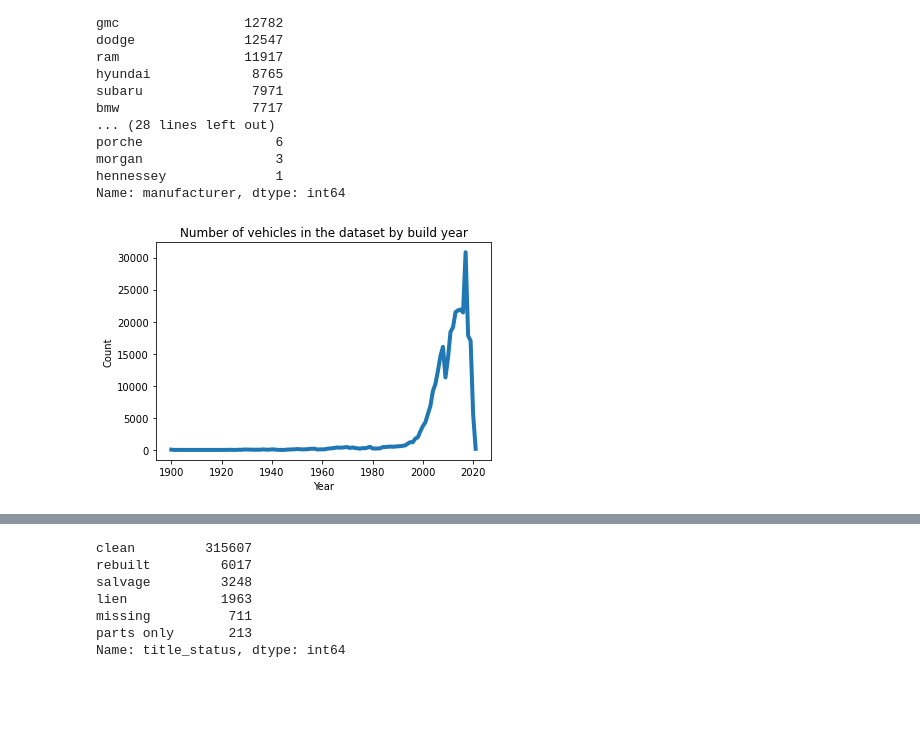
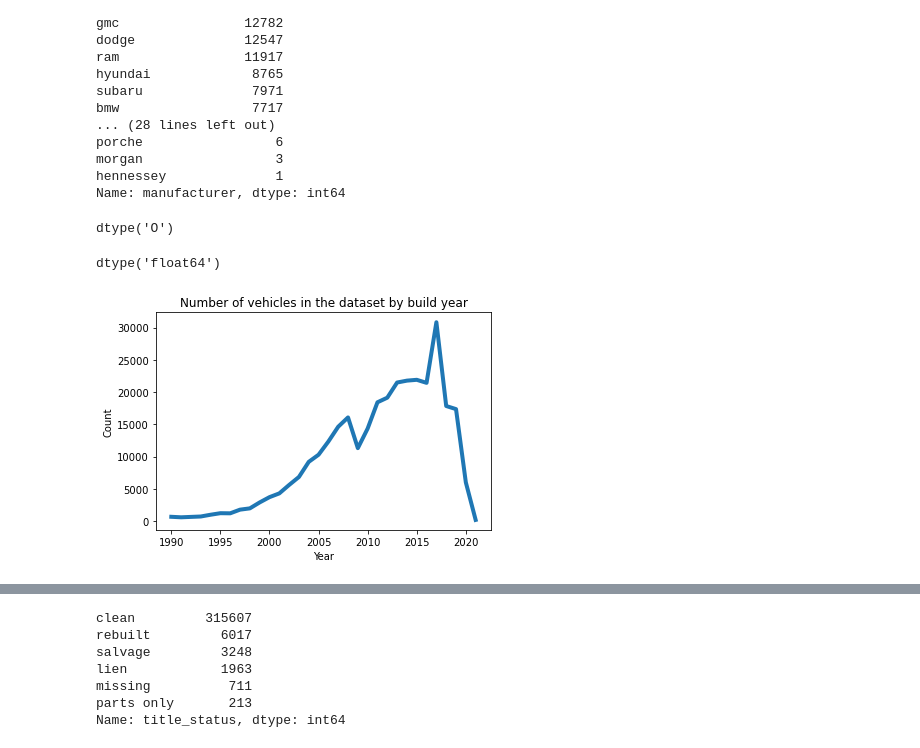
Before and after one commit to kmantha95/Predicting-Used-Car-Prices-CapstoneProject, a Jupyter notebook: predicting used car value - data wrangling.ipynb, the cells around one changed output, grey strips where cells are left out. Saved outputs shown, nothing was run; the diff lists cells and outputs as text; code cells hidden in the pictures; blank space fills up the shorter version.

Commit message:
continued EDA, filtered down for appropriate prices and years

```diff
--- a/predicting used car value - data wrangling.ipynb
+++ b/predicting used car value - data wrangling.ipynb
@@ -293,12 +286,21 @@ porche                 6
 morgan                 3
 hennessey              1
 Name: manufacturer, dtype: int64
+# %%
+vehicle_data_drops['year_all'].dtype
+# %% [output]
+dtype('O')
+# %%
+vehicle_data_drops['year_all'] = vehicle_data_drops['year_all'].replace('***', np.nan)
+vehicle_data_drops['year_all'].dtype
+# %% [output]
+dtype('float64')
 # %%
-#are there any inaccuracies in the year of the car's build? there shouldn't be any cars from before 1900
-vehicle_data[vehicle_data.year >= 1900].year.value_counts().sort_index().plot(lw = 4)
+#How many relevant "years" are there for the data? We likely do not need to evaluate cars older than 1980
+vehicle_data_drops[(vehicle_data_drops.year_all != np.nan) & (vehicle_data_drops.year_all >= 1990)].year_all.value_counts().sort_index().plot(lw = 4)
 plt.title("Number of vehicles in the dataset by build year")
 plt.xlabel("Year")
 plt.ylabel("Count")
 plt.show()
 # %% [output]
-[figure, old version]
+[figure, new version]
```
Also changed, not shown: parts of 31 cells of this notebook.
